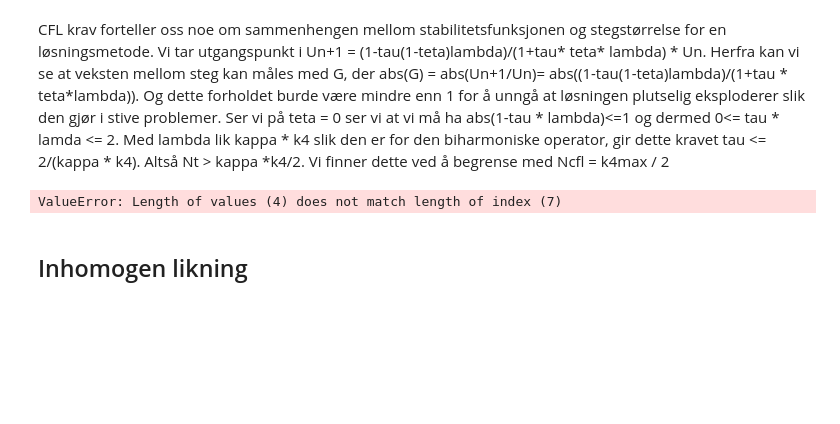
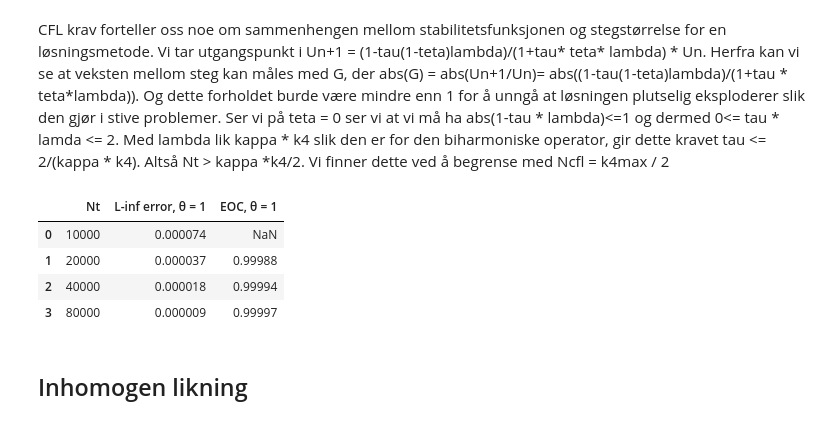
Before and after one commit to marieke-vaske/VitBer-InMat, a Jupyter notebook: Marieke prøver ting.ipynb, the cells around one changed output. Saved outputs shown, nothing was run; the diff lists cells and outputs as text; code cells hidden in the pictures; blank space fills up the shorter version.

```diff
--- a/Marieke prøver ting.ipynb
+++ b/Marieke prøver ting.ipynb
@@ -260,54 +354,26 @@ Vi tar utgangspunkt i Un+1 = (1-tau(1-teta)lambda)/(1+tau* teta* lambda) * Un. H
 # %%
 # Lager frekvensrommet
 Nx, Ny = X.shape
 kx = fftfreq(Nx, d=Lx/Nx)*2*np.pi
 ky = fftfreq(Ny, d=Ly/Ny)*2*np.pi
 KX, KY = np.meshgrid(kx, ky, sparse=True)
 
 # Definerer k**4 til senere bruk
 k4 = (KX**2 + KY**2)**2
-Ncfl = np.max(k4)/2
+Ncfl = int(np.max(k4)/2)
 
 theta = 0
-Ncfls = [0.5*Ncfl, Ncfl, 2*Ncfl, 4*Ncfl]
+Ncfls = [int(0.5*Ncfl), Ncfl, 2*Ncfl, 4*Ncfl]
 
-
-
-for theta in thetas:
-
-    errors = []
-    hs = []
-    for Nt in Ncfls:
-        dt = (T - t0) / Nt
-        solver = transient_biharmonic_solver(kappa=kappa, X=X, Y=Y, U0=U0, t0=t0, T=T, Nt=Nt, Lx=Lx, Ly=Ly, theta=theta, g=None)
-        max_error = 0
-        for Uhat, t in solver:
-            U = ifft2(Uhat).real
-            new_error = np.max(np.abs(U - u_ex(X, Y, t)))
-            if new_error > max_error:
-                max_error = new_error
-
-        errors.append(max_error)
-        hs.append(dt)
-
-    # Compute EOC
-    eocs = ["-"]
-
-    for i in range(1, len(errors)):
-        eoc = np.log(errors[i] / errors[i-1]) / np.log(hs[i] / hs[i-1])
-        eocs.append(eoc)
-
-    # Print results in a table
-
-    # Create a dataframe
-    df = pd.DataFrame()
-    df['Nt'] = Nts
-    df[f'L-inf error, θ = {theta}'] = errors
-    df[f'EOC, θ = {theta}'] = eocs
-    # show datafram in a better format
-    display(df)
+u_ex = lambda x, y, t: np.sin(x)*np.cos(y)*np.exp(-lam * kappa * t)
+theta = [1]
+table(Ncfls, theta, u_ex)
 # %% [output]
-ValueError: Length of values (4) does not match length of index (7)
+|  | Nt | L-inf error, θ = 1 | EOC, θ = 1 |
+| 0 | 10000 | 0.000074 | NaN |
+| 1 | 20000 | 0.000037 | 0.99988 |
+| 2 | 40000 | 0.000018 | 0.99994 |
+| 3 | 80000 | 0.000009 | 0.99997 |
 # %% [markdown]
 ## Inhomogen likning
 # %%
```
Also changed, not shown: parts of 13 cells of this notebook, 1 other file.
